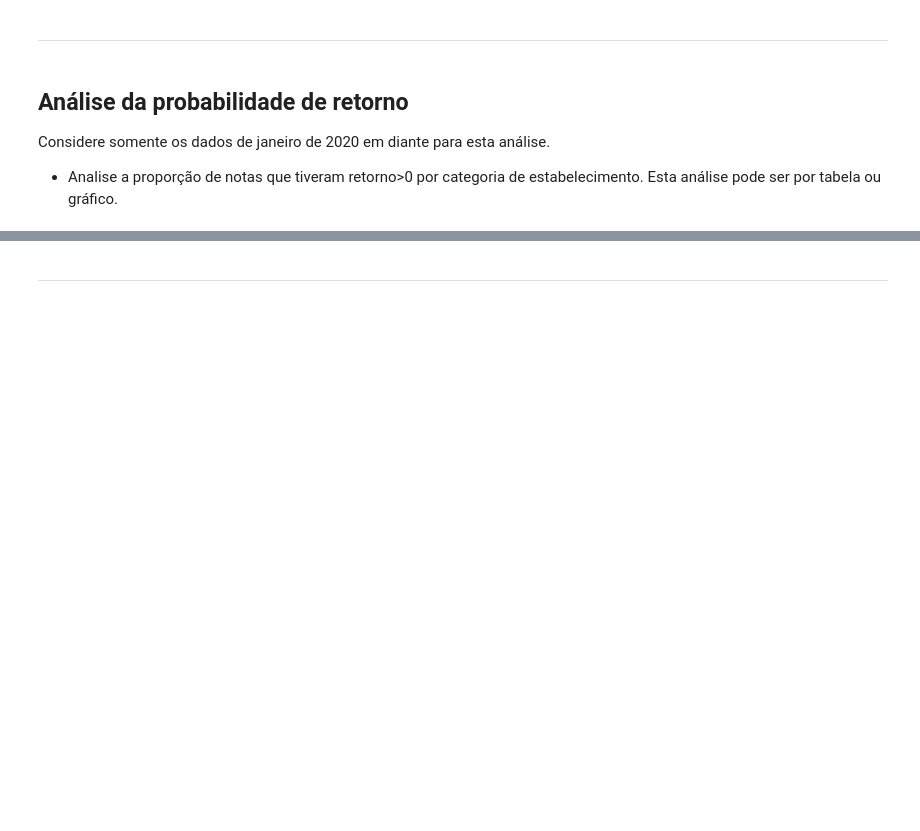
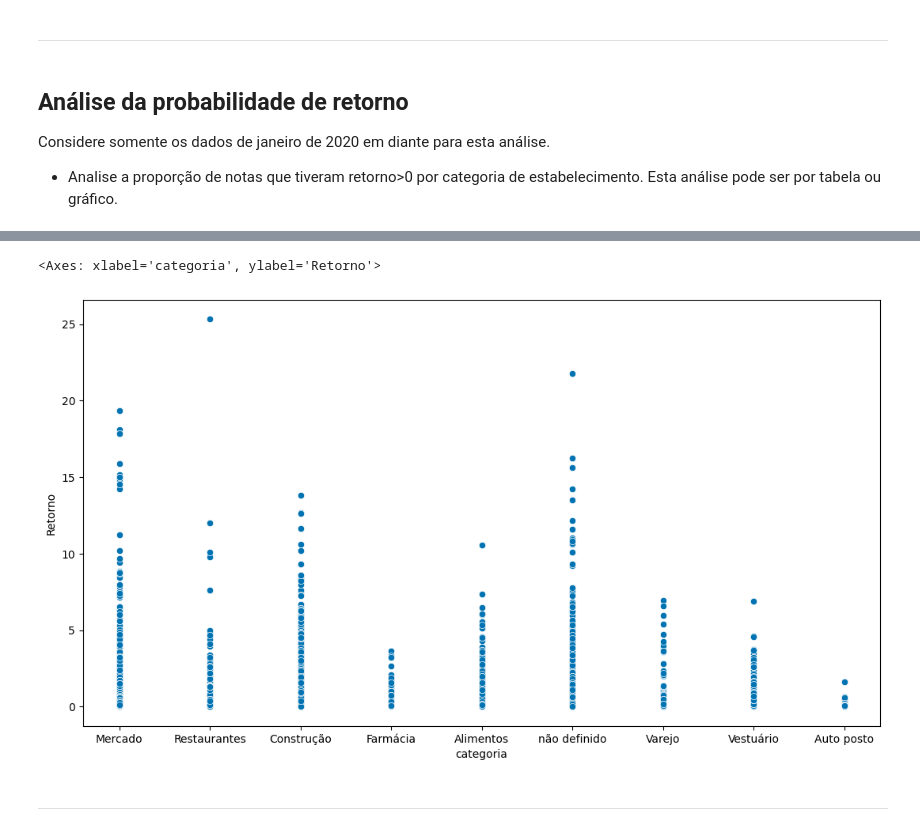
Before and after one commit to raafarosa/Ebac_Data_Scientist_Gen, a Jupyter notebook: Module 36 - Descritiva IV/Practice 1/md36-practice-1.ipynb, the cells around one changed output, grey strips where cells are left out. Saved outputs shown, nothing was run; the diff lists cells and outputs as text; code cells hidden in the pictures; blank space fills up the shorter version.

```diff
--- a/Module 36 - Descritiva IV/Practice 1/md36-practice-1.ipynb
+++ b/Module 36 - Descritiva IV/Practice 1/md36-practice-1.ipynb
@@ -34,8 +34,9 @@ Essa base possui dados das notas cujos contribuintes direcionaram seus créditos
 # %%
 import pandas as pd
 import matplotlib.pyplot as plt
+import numpy as np
 import seaborn as sns
-import numpy as np
 
-df = pd.read_pickle('base_nfp.pkl')
-df.head()
+%matplotlib inline
+
+sns.set_palette('colorblind')
@@ -97,4 +91,7 @@ print(df_2020['Data Emissão'].max())
 # %%
-fig, ax = plt.subplots(figsize=(10, 7))
+fig, ax = plt.subplots(figsize=(13, 7))
 
 sns.scatterplot(ax=ax, data=df_2020[(df_2020['Retorno'] > 0) & (df_2020['Retorno'] < 200)], x='categoria', y='Retorno')
+# %% [output]
+<Axes: xlabel='categoria', ylabel='Retorno'>
+[figure, added]
```
Also changed, not shown: parts of 10 cells of this notebook.
